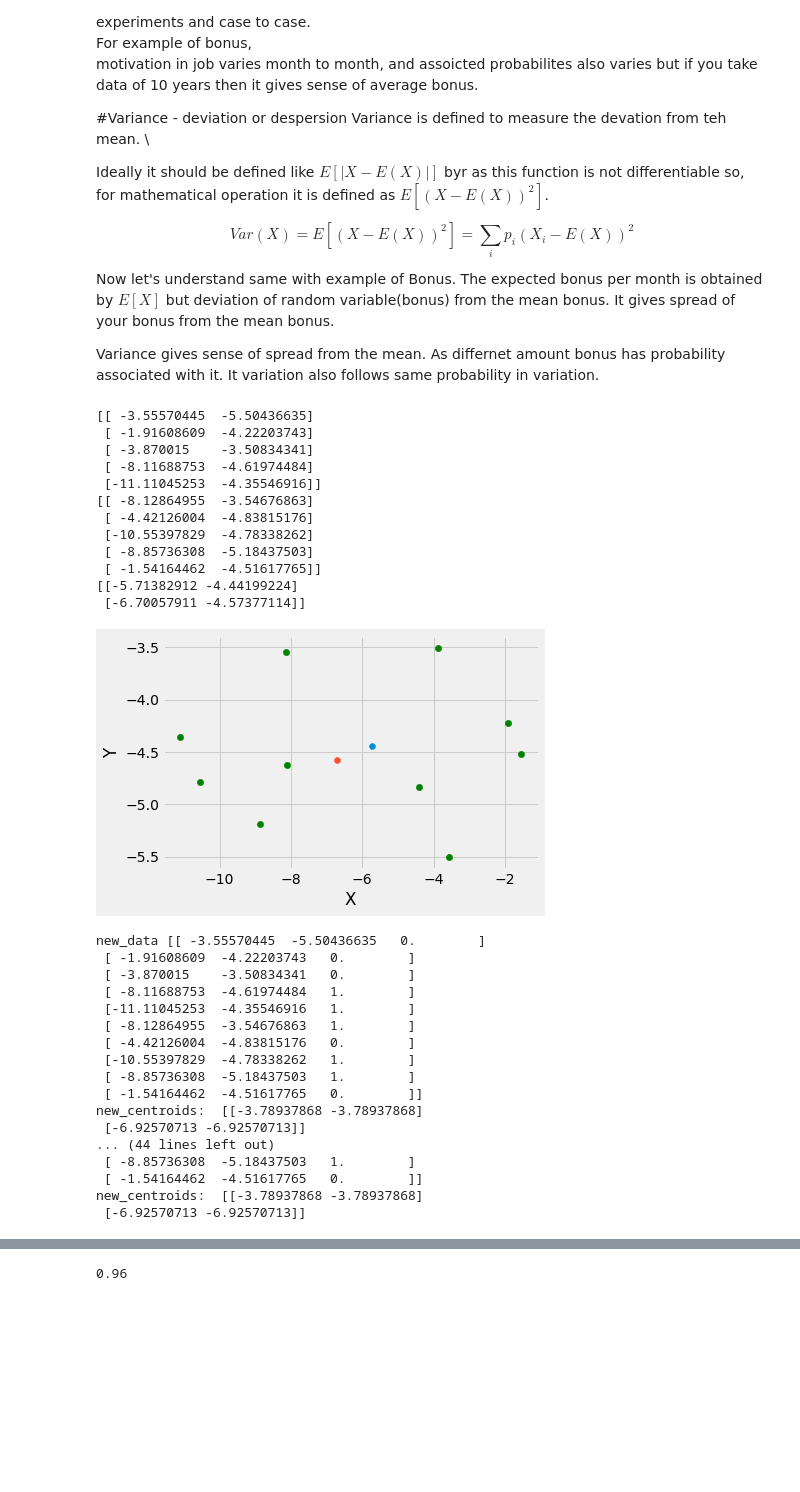
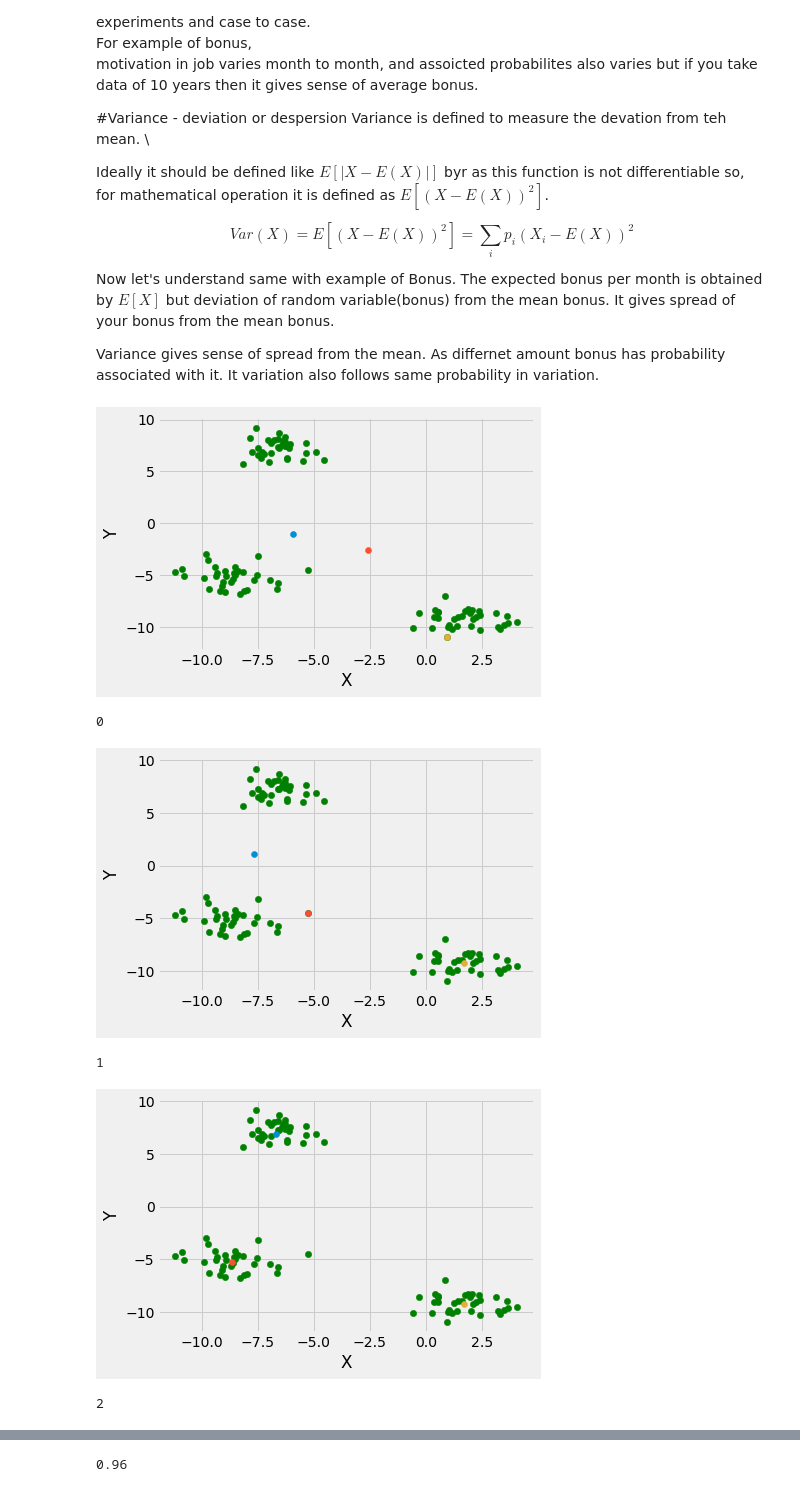
Before and after one commit to pragneshrana/Algo_Trial, a Jupyter notebook: EM.ipynb, the cells around one changed output, grey strips where cells are left out. Drawn from its saved outputs; the diff is of its cells as text; code cells hidden in the pictures; blank space fills up the shorter version.

Commit message:
K-Means Done

```diff
--- a/EM.ipynb
+++ b/EM.ipynb
@@ -238,7 +238,7 @@ class Kmeans():
       k = int(self.data_rows/self.no_of_cluster)  #appriximate
       j=0
       for i in range(self.no_of_cluster):
-          print(self.data[j:k,:])
+          # print(self.data[j:k,:])
           centroids[i,:] = np.mean(self.data[j:k,:],axis=0)
           j=j+k
           k=k+k
@@ -277,11 +277,9 @@ class Kmeans():
       new_data  = np.zeros((self.data_rows,self.data_cols+1))
       new_data[:,:-1] = data
       new_data[:,-1] = labels
-      print("new_data",new_data)
       for i in range(self.no_of_cluster):
         filtered_data = new_data[new_data[:,-1] == i]
-        new_centroids[i,:] = np.mean(filtered_data[:,:-1])
-      print('new_centroids: ', new_centroids)
+        new_centroids[i,:] = np.mean(filtered_data[:,:-1],axis=0)
       return new_centroids
 
     def plotting(self,data,centroid):
@@ -298,71 +296,51 @@ class Kmeans():
       main method which wiil call above mehods successively
       '''
       centroids = self.initialize_centroid()
-      print(centroids)
+      # print(centroids)
       self.plotting(data,centroids)
       for i in range(self.max_iteration):
         distance = self.calculate_dist(data,centroids)
         # print(distance)
         labels = self.find_nearest_centroid(distance)
-        # print(labels)
-        centroids = self.update_centroid(data,labels)
+        new_centroids = self.update_centroid(data,labels)
+        if(np.linalg.norm(centroids-new_centroids) < 0.001):
+          break
+        else:
+          centroids = new_centroids
         # print(centroids)
-        # self.plotting(data,centroids)
+        print(i)
+        self.plotting(data,centroids)
       # return labels,centroids
 
     def predict(self):
       '''
       It will predict for the test case
       '''
       pass
 
 
 # Creating Test DataSets using sklearn.datasets.make_blobs
 from sklearn.datasets.samples_generator import make_blobs
 from matplotlib import pyplot as plt
 from matplotlib import style
 
 #clustering points
 style.use("fivethirtyeight")
-X, y = make_blobs(n_samples = 10, centers = 2,cluster_std = 1, n_features = 2)
+X, y = make_blobs(n_samples = 100, centers = 3,cluster_std = 1, n_features = 2)
 #calling KMeans
-kmean_obj = Kmeans(X,2,5)
+kmean_obj = Kmeans(X,3,5)
 kmean_obj.fit(X)
 
 # #plotting
 # plt.scatter(X[:, 0], X[:, 1], s = 40, color = 'g')
 # plt.xlabel("X")
 # plt.ylabel("Y")
 # plt.show()
 # plt.clf()
 # %% [output]
+[figure, new version]
-[[ -3.55570445  -5.50436635]
- [ -1.91608609  -4.22203743]
- [ -3.870015    -3.50834341]
- [ -8.11688753  -4.61974484]
- [-11.11045253  -4.35546916]]
-[[ -8.12864955  -3.54676863]
- [ -4.42126004  -4.83815176]
- [-10.55397829  -4.78338262]
- [ -8.85736308  -5.18437503]
- [ -1.54164462  -4.51617765]]
-[[-5.71382912 -4.44199224]
- [-6.70057911 -4.57377114]]
+0
-[figure, old version]
+[figure, added]
-new_data [[ -3.55570445  -5.50436635   0.        ]
- [ -1.91608609  -4.22203743   0.        ]
- [ -3.870015    -3.50834341   0.        ]
- [ -8.11688753  -4.61974484   1.        ]
- [-11.11045253  -4.35546916   1.        ]
- [ -8.12864955  -3.54676863   1.        ]
- [ -4.42126004  -4.83815176   0.        ]
- [-10.55397829  -4.78338262   1.        ]
- [ -8.85736308  -5.18437503   1.        ]
- [ -1.54164462  -4.51617765   0.        ]]
-new_centroids:  [[-3.78937868 -3.78937868]
- [-6.92570713 -6.92570713]]
-... (44 lines left out)
- [ -8.85736308  -5.18437503   1.        ]
- [ -1.54164462  -4.51617765   0.        ]]
-new_centroids:  [[-3.78937868 -3.78937868]
- [-6.92570713 -6.92570713]]
+1
+[figure, added]
+2
```
Also changed, not shown: parts of 1 cell of this notebook.
